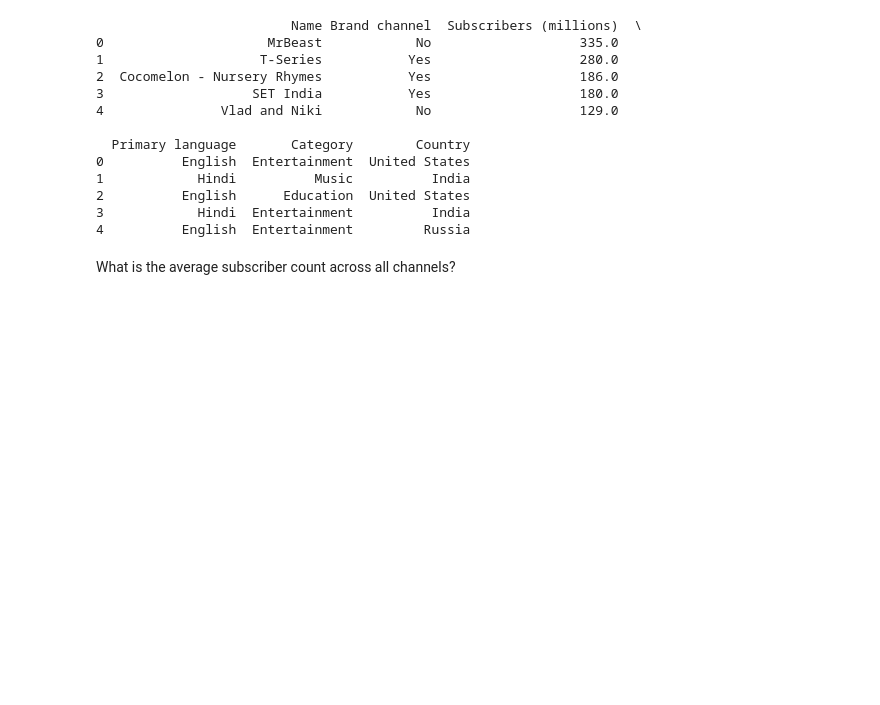
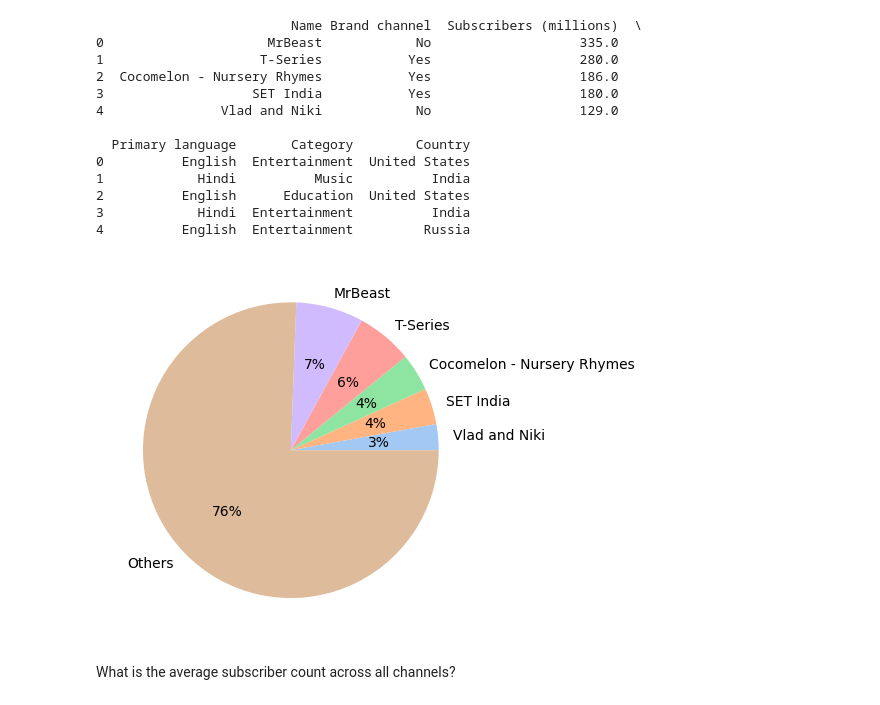
Before and after one commit to Jorgefromfinance/Kaggle-Data-Analysis-Projects, a Jupyter notebook: youtube-2024-subscribers-analysis.ipynb, the cells around one changed output. Cells and saved outputs as stored; diff of their text form; code cells hidden in the pictures; blank space fills up the shorter version.

```diff
--- a/youtube-2024-subscribers-analysis.ipynb
+++ b/youtube-2024-subscribers-analysis.ipynb
@@ -77,6 +156,17 @@ print(db.head(5))
 2          English      Education  United States
 3            Hindi  Entertainment          India
 4          English  Entertainment         Russia
+# %%
+# Identify the top 5 categories by value
+piechart = db[['Name','Subscribers (millions)']]
+top_5_categories = piechart.nlargest(5, 'Subscribers (millions)')['Name']
+piechart.loc[~piechart['Name'].isin(top_5_categories), 'Name'] = 'Others'
+aggregated = piechart.groupby('Name', as_index=False)['Subscribers (millions)'].sum().sort_values(by='Subscribers (millions)')
+colors = sns.color_palette('pastel')
+plt.pie(aggregated["Subscribers (millions)"], labels = aggregated["Name"], colors = colors, autopct='%.0f%%')
+plt.show()
+# %% [output]
+[figure, added]
 # %% [markdown]
 What is the average subscriber count across all channels?
 # %%
```
Also changed, not shown: parts of 27 cells of this notebook.
